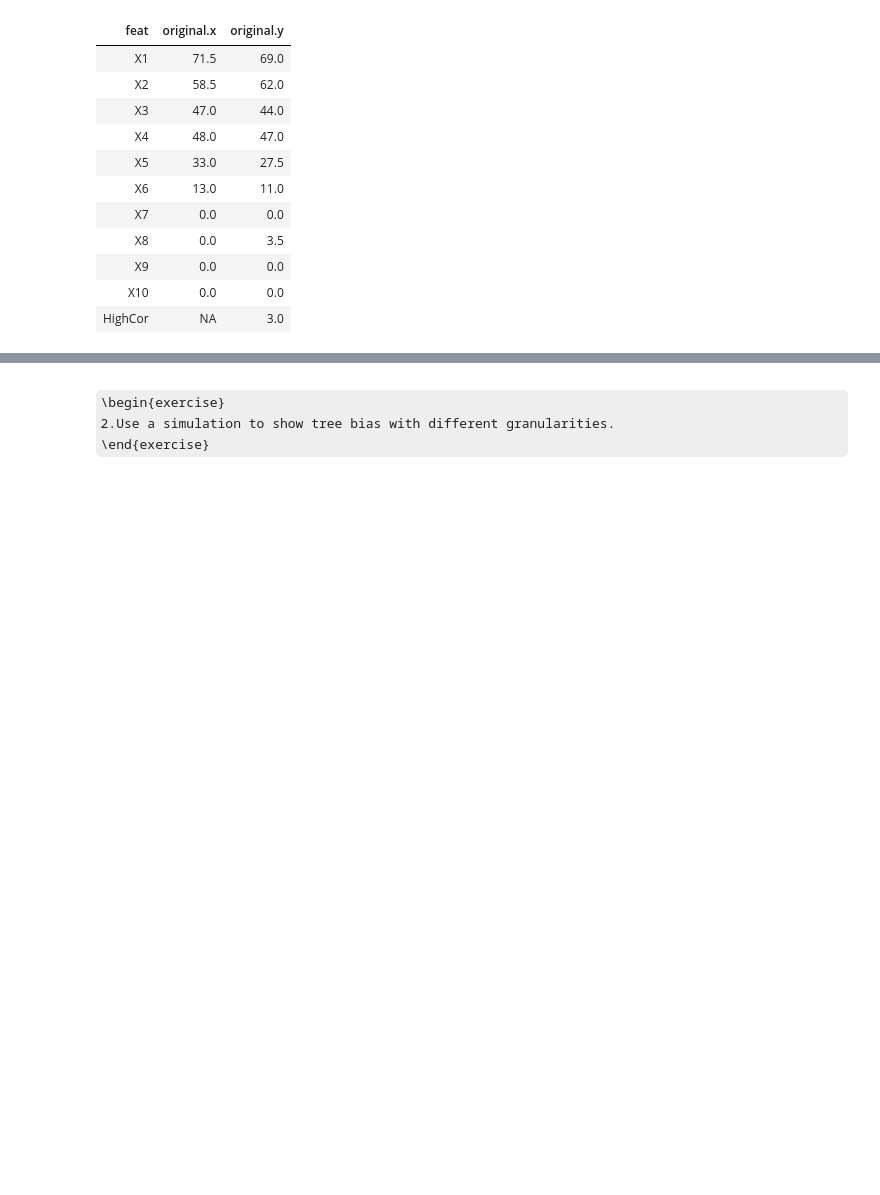
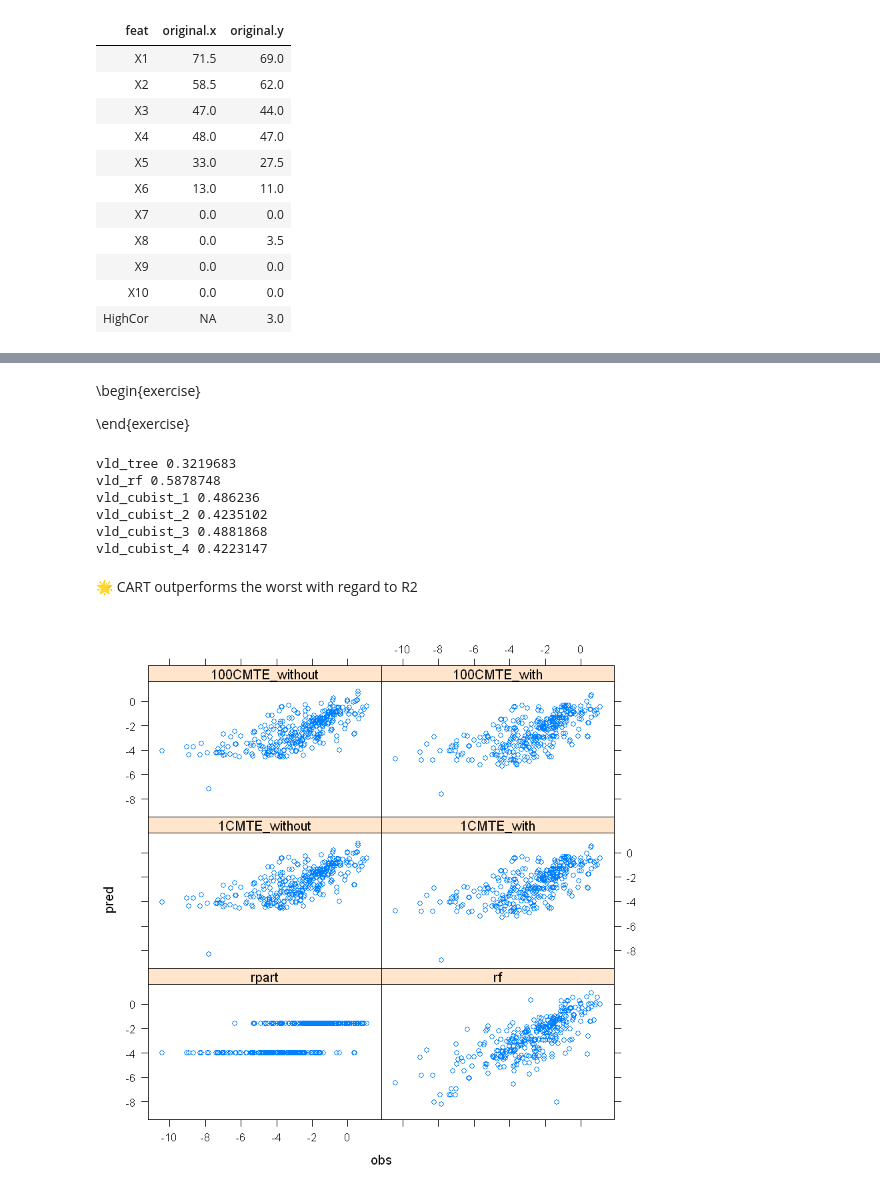
Before and after one commit to Randallzoeng/BookClub, a Jupyter notebook: AppliedPredictiveModeling/Chap. 8 Exercises.ipynb, the cells around one changed output, grey strips where cells are left out. Drawn from its saved outputs; the diff is of its cells as text; code cells hidden in the pictures; some formulas as TeX source; blank space fills up the shorter version.

```diff
--- a/AppliedPredictiveModeling/Chap. 8 Exercises.ipynb
+++ b/AppliedPredictiveModeling/Chap. 8 Exercises.ipynb
@@ -213,4 +281,4 @@ merge(imp_cubist1,imp_cubist2,by = 'feat',all.y = TRUE)
 # %% [markdown]
 \begin{exercise}
-2.Use a simulation to show tree bias with different granularities.
+
 \end{exercise}
@@ -216,0 +327,22 @@ merge(imp_cubist1,imp_cubist2,by = 'feat',all.y = TRUE)
+# %%
+cat("vld_tree",defaultSummary(vld_tree)['Rsquared'],'\n')
+cat("vld_rf",defaultSummary(vld_rf)['Rsquared'],'\n')
+cat("vld_cubist_1",defaultSummary(vld_cubist_1)['Rsquared'],'\n')
+cat("vld_cubist_2",defaultSummary(vld_cubist_2)['Rsquared'],'\n')
+cat("vld_cubist_3",defaultSummary(vld_cubist_3)['Rsquared'],'\n')
+cat("vld_cubist_4",defaultSummary(vld_cubist_4)['Rsquared'],'\n')
+# %% [output]
+vld_tree 0.3219683
+vld_rf 0.5878748
+vld_cubist_1 0.486236
+vld_cubist_2 0.4235102
+vld_cubist_3 0.4881868
+vld_cubist_4 0.4223147
+# %% [markdown]
+&#x1F31F; CART outperforms the worst with regard to R2
+# %%
+# mdls <- rbind(vld_tree,vld_rf,vld_cubist_1,vld_cubist_2,vld_cubist_3,vld_cubist_4)
+library(lattice)
+xyplot(pred~obs|method,data=mdls,layout = c(2,3))
+# %% [output]
+[figure, added]
```
Also changed, not shown: parts of 35 cells of this notebook.
